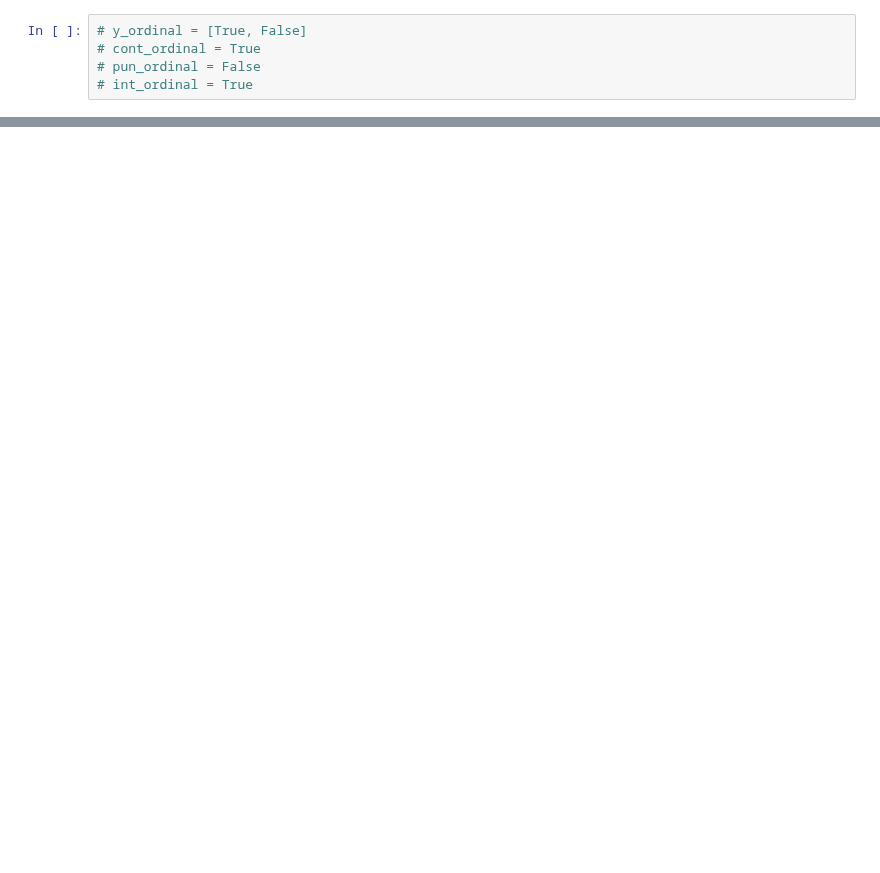
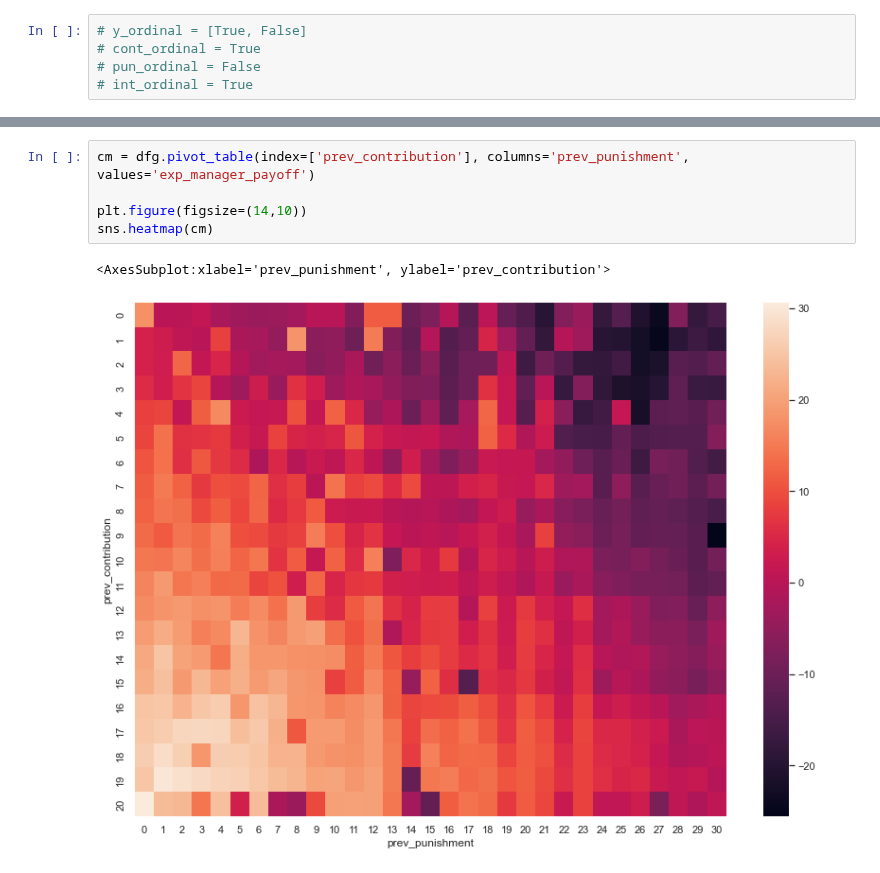
Before and after one commit to center-for-humans-and-machines/algorithmic-institutions, a Jupyter notebook: notebooks/vis/dev.ipynb, the cells around one changed output, grey strips where cells are left out. Drawn from its saved outputs; the diff is of its cells as text; blank space fills up the shorter version.

```diff
--- a/notebooks/vis/dev.ipynb
+++ b/notebooks/vis/dev.ipynb
@@ -167,0 +104,8 @@ See the caveats in the documentation: https://pandas.pydata.org/pandas-docs/stab
+# %%
+cm = dfg.pivot_table(index=['prev_contribution'], columns='prev_punishment', values='exp_manager_payoff')
+
+plt.figure(figsize=(14,10))
+sns.heatmap(cm)
+# %% [output]
+<AxesSubplot:xlabel='prev_punishment', ylabel='prev_contribution'>
+[figure, added]
```
Also changed, not shown: parts of 19 cells of this notebook, 16 other files.
